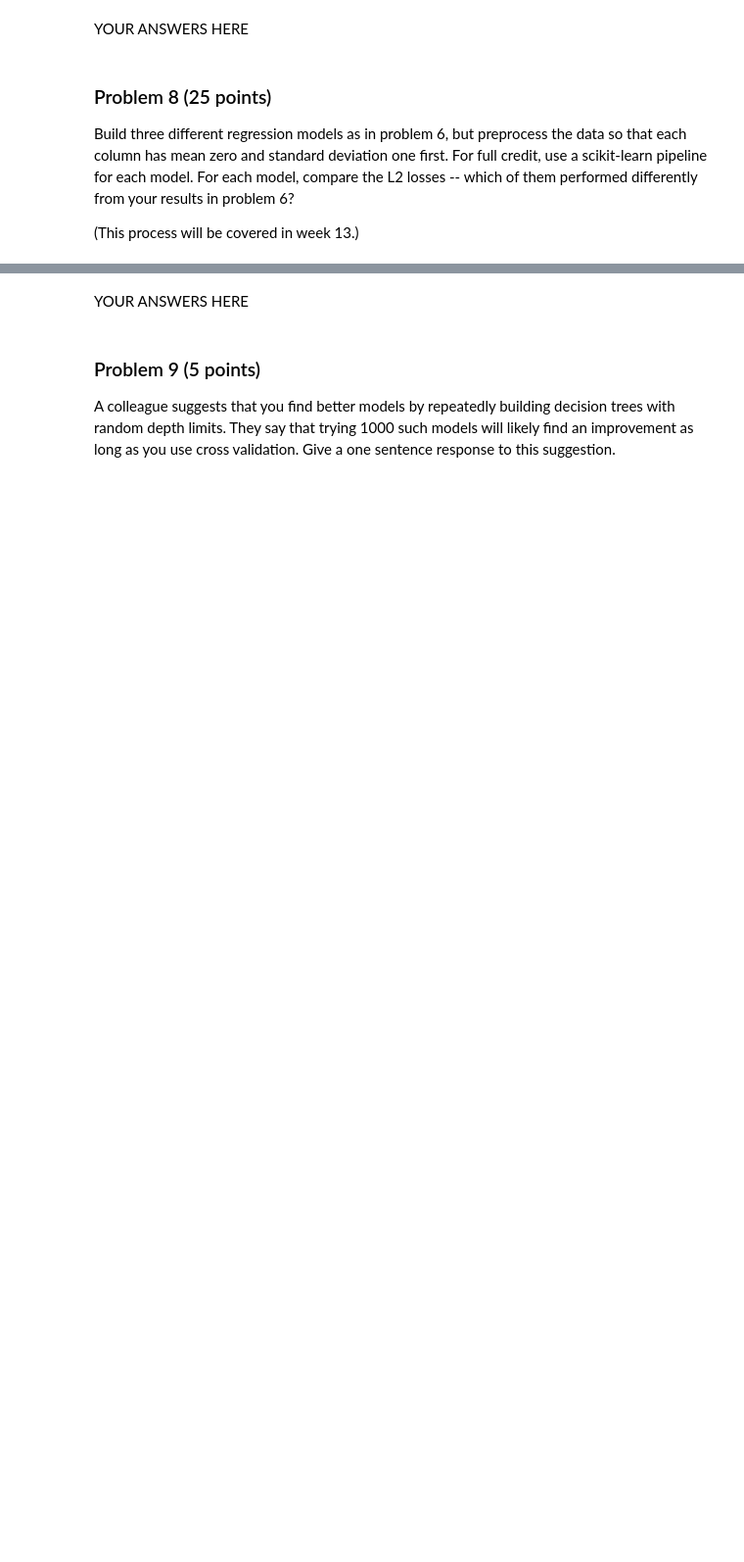
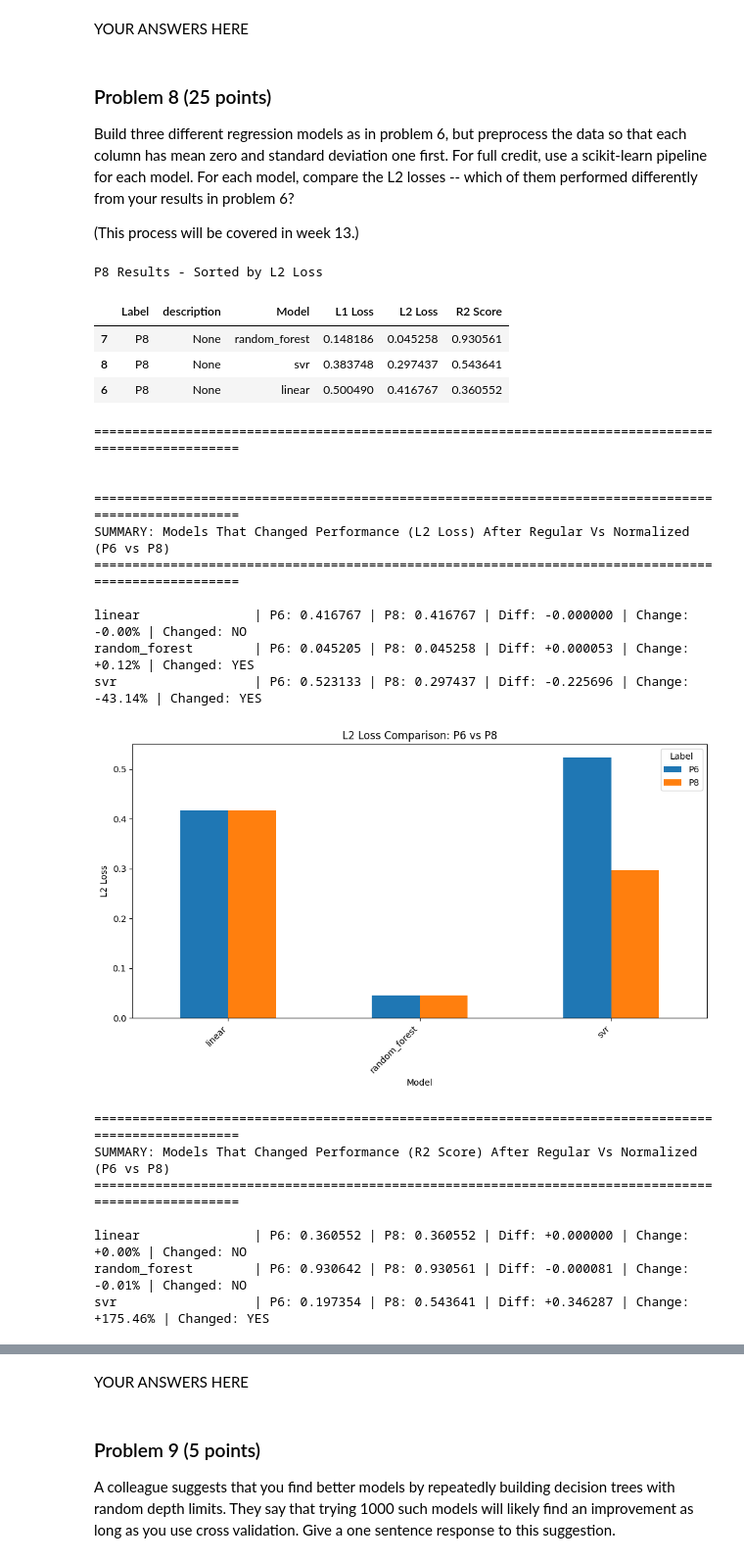
Before and after one commit to epsh3069/dx602-final-project, a Jupyter notebook: project.ipynb, the cells around one changed output, grey strips where cells are left out. Shown at 98% size. Cells and saved outputs as stored; diff of their text form; code cells hidden in the pictures; blank space fills up the shorter version.

```diff
--- a/project.ipynb
+++ b/project.ipynb
@@ -506,0 +754,76 @@ For each model, compare the L2 losses -- which of them performed differently fro
+# %%
+from sklearn.pipeline import make_pipeline
+from sklearn.preprocessing import StandardScaler
+
+def run_model_normalized(model_type: ModelType, X, y) -> ModelResult:
+    """Train model and return predictions with metrics. using normalized pipeline"""
+    # Train and predict
+    model = get_model(model_type)
+    model_name = str(type(model))[8:-2]
+    pipeline = make_pipeline(StandardScaler(),  model)
+
+    pipeline.fit(X, y)
+    y_pred = pipeline.predict(X)
+
+    # X_scaled = pipeline.named_steps['standardscaler'].transform(X)
+    # print(f"Scaled X mean: {X_scaled.mean(axis=0)[:3]}")  # Should be ~0
+    # print(f"Scaled X std: {X_scaled.std(axis=0)[:3]}")    # Should be ~1
+
+    # Calculate losses
+    l1 = mean_absolute_error(y, y_pred)
+    l2 = mean_squared_error(y, y_pred)
+
+    # Get score
+    r2 = pipeline.score(X, y)
+
+    return ModelResult(
+        model_name=model_type.value,
+        predictions=y_pred,
+        target=y,
+        l1_loss=l1,
+        l2_loss=l2,
+        r2_score=r2
+    )
+
+
+
+target = data['target']
+features = data.drop(columns=['target',], axis=1)
+X = features
+y = target
+
+ModelResult.clear_results('P8')
+p8_results = {}
+for model_type in selected_models:
+    result = run_model_normalized(model_type, X, y)
+    p8_results[model_type] = result
+    ModelResult.append_to_results(result, 'P8')
+
+results_summary('P8')
+compare_l2_results_summary('P6', 'P8', 'Regular Vs Normalized')
+compare_r2_results_summary('P6', 'P8', 'Regular Vs Normalized')
+plot_multiple_models(list(p8_results.values()))
+# %% [output]
+P8 Results - Sorted by L2 Loss
+|  | Label | description | Model | L1 Loss | L2 Loss | R2 Score |
+| 7 | P8 | None | random_forest | 0.148186 | 0.045258 | 0.930561 |
+| 8 | P8 | None | svr | 0.383748 | 0.297437 | 0.543641 |
+| 6 | P8 | None | linear | 0.500490 | 0.416767 | 0.360552 |
+====================================================================================================
+
+
+====================================================================================================
+SUMMARY: Models That Changed Performance (L2 Loss) After Regular Vs Normalized (P6 vs P8)
+====================================================================================================
+
+linear               | P6: 0.416767 | P8: 0.416767 | Diff: -0.000000 | Change: -0.00% | Changed: NO
+random_forest        | P6: 0.045205 | P8: 0.045258 | Diff: +0.000053 | Change: +0.12% | Changed: YES
+svr                  | P6: 0.523133 | P8: 0.297437 | Diff: -0.225696 | Change: -43.14% | Changed: YES
+[figure, added]
+====================================================================================================
+SUMMARY: Models That Changed Performance (R2 Score) After Regular Vs Normalized (P6 vs P8)
+====================================================================================================
+
+linear               | P6: 0.360552 | P8: 0.360552 | Diff: +0.000000 | Change: +0.00% | Changed: NO
+random_forest        | P6: 0.930642 | P8: 0.930561 | Diff: -0.000081 | Change: -0.01% | Changed: NO
+svr                  | P6: 0.197354 | P8: 0.543641 | Diff: +0.346287 | Change: +175.46% | Changed: YES
```
Also changed, not shown: parts of 13 cells of this notebook.
